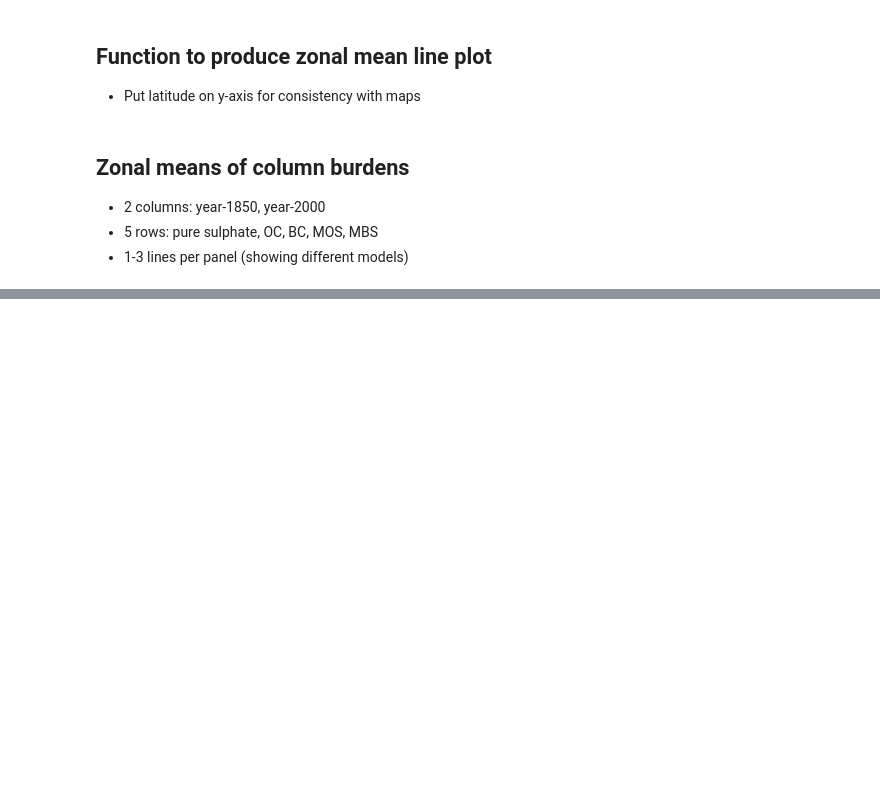
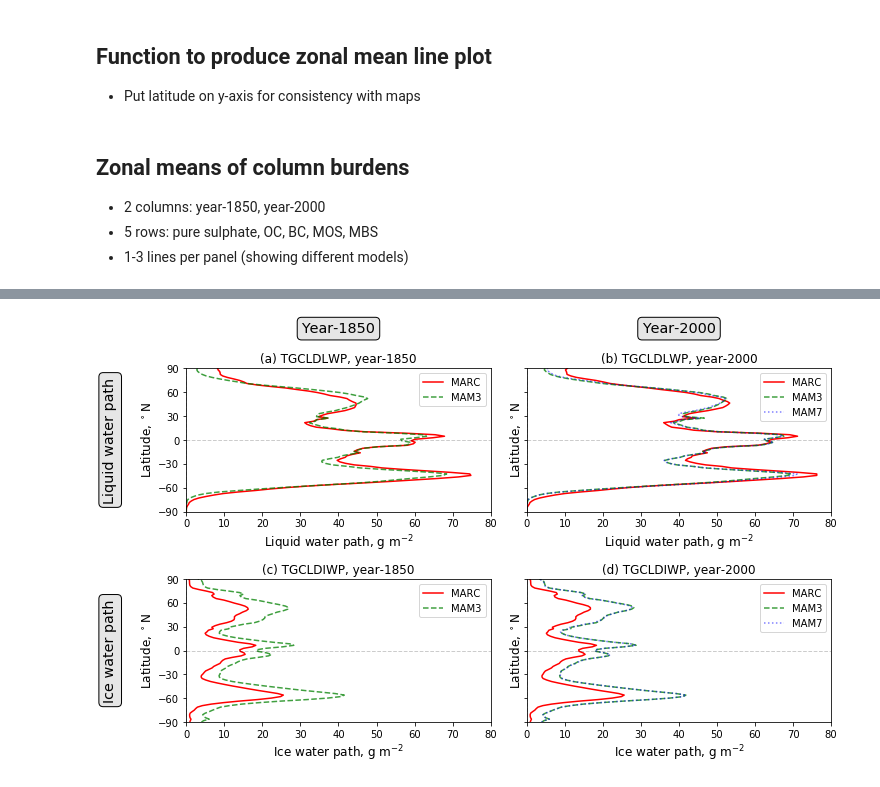
Before and after one commit to grandey/p17c-marc-comparison, a Jupyter notebook: analysis_prelim/analysis_prelim_p17c.ipynb, the cells around one changed output, grey strips where cells are left out. Cells and saved outputs as stored; diff of their text form; code cells hidden in the pictures; blank space fills up the shorter version.

```diff
--- a/analysis_prelim/analysis_prelim_p17c.ipynb
+++ b/analysis_prelim/analysis_prelim_p17c.ipynb
@@ -204,0 +218,44 @@ fig.savefig('temp.pdf', bbox_inches='tight')
+# %%
+fig, axs = plt.subplots(2, 2, figsize=(10, 6), sharey=True, sharex=False)
+# Loop over variable (rows)
+for var_name, xlabel, r in zip(['TGCLDLWP', 'TGCLDIWP'],
+                               [r'Liquid water path, g m$^{-2}$', 'Ice water path, g m$^{-2}$'],
+                               range(2)):
+    sf = 1e3
+    xlim = [0, 80]
+    model_var_dict={'marc': var_name, 'mam3': var_name}
+    # Loop over years (columns)
+    for year, c in zip(('1850', '2000'), range(2)):
+        # If year-1850, include ylabel
+        if year == '1850':
+            ylabel = True
+        # If year-2000, include MAM7
+        else:
+            model_var_dict['mam7'] = var_name
+            yabel = False
+        # Title
+        title = '({}) {}, year-{}'.format(chr(97+c+r*2), var_name, year)
+        # Plot panel
+        zonal_mean_line_plot(year=year, model_var_dict=model_var_dict,
+                             sf=sf, xlabel=xlabel, xlim=xlim,
+                             ylabel=ylabel, title=title, ax=axs[r, c])
+# Row and column titles
+for var_long, r in zip(['Liquid water path', 'Ice water path'], range(2)):
+    xlim = axs[r, 0].get_xlim()
+    xpos = -0.25 * xlim[1]
+    axs[r, 0].text(xpos, 0, var_long,
+                   fontsize='x-large', verticalalignment='center', horizontalalignment='center',
+                   rotation=90,
+                   bbox={'boxstyle': 'round', 'fc': '0.9', 'ec': 'k'})
+for year, c in zip(('1850', '2000'), range(2)):
+    xlim = axs[r, 0].get_xlim()
+    xpos = np.mean(xlim)
+    axs[0, c].text(xpos, 140, 'Year-{}'.format(year),
+                   fontsize='x-large', verticalalignment='center', horizontalalignment='center',
+                   bbox={'boxstyle': 'round, pad=0.3', 'fc': '0.9', 'ec': 'k'})
+# Prevent overlapping labels
+fig.tight_layout()
+# Save
+fig.savefig('temp.pdf', bbox_inches='tight')
+# %% [output]
+[figure, added]
```
Also changed, not shown: parts of 3 cells of this notebook, 1 other file.
